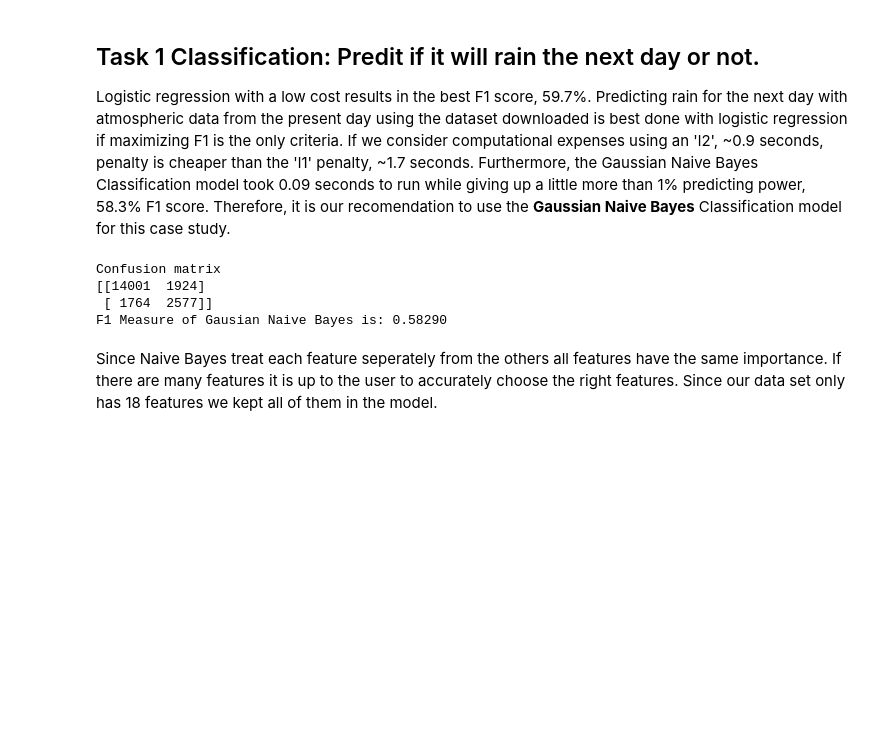
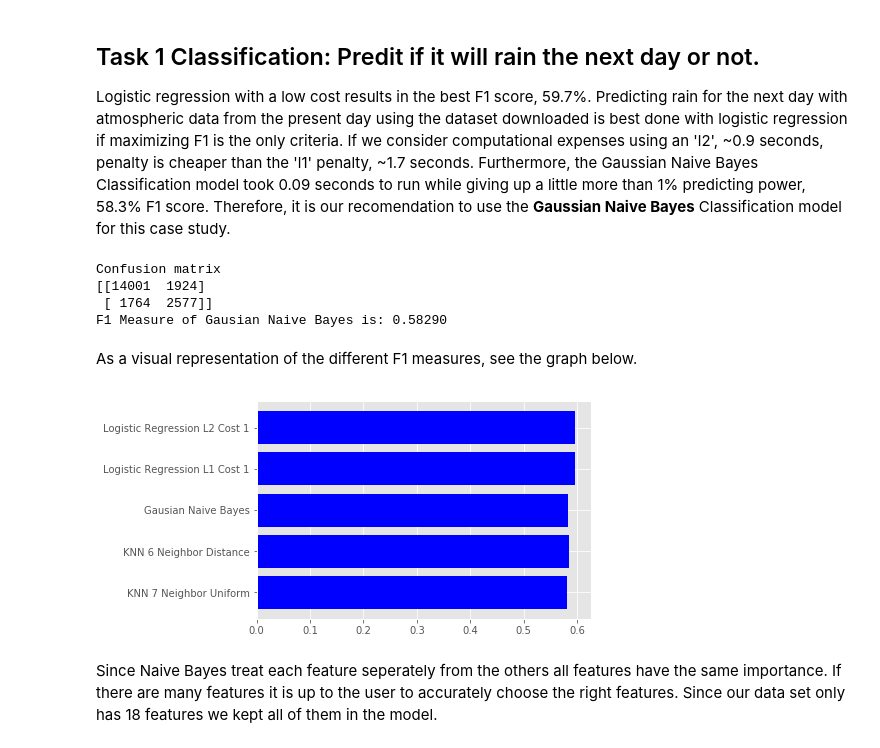
Before and after one commit to jpafford/Data_Mining_7331, a Jupyter notebook: Lab Two Classification.ipynb, the cells around one changed output. Saved outputs shown, nothing was run; the diff lists cells and outputs as text; code cells hidden in the pictures; blank space fills up the shorter version.

Commit message:
Update Lab Two Classification.ipynb
added ME4 visual

```diff
--- a/Lab Two Classification.ipynb
+++ b/Lab Two Classification.ipynb
@@ -682,6 +682,23 @@ Confusion matrix
 [[14001  1924]
  [ 1764  2577]]
 F1 Measure of Gausian Naive Bayes is: 0.58290
+# %% [markdown]
+As a visual representation of the different F1 measures, see the graph below.
+# %%
+plt.style.use('ggplot')
+
+x = ['KNN 7 Neighbor Uniform', 'KNN 6 Neighbor Distance', 'Gausian Naive Bayes', 'Logistic Regression L1 Cost 1', 'Logistic Regression L2 Cost 1']
+energy = [0.58146, 0.58549, 0.58320, 0.59699, 0.59699]
+
+x_pos = [i for i, _ in enumerate(x)]
+
+plt.barh(x_pos, energy, color='blue')
+
+plt.yticks(x_pos, x)
+
+plt.show()
+# %% [output]
+[figure, added]
 # %% [markdown]
 Since Naive Bayes treat each feature seperately from the others all features have the same importance.  If there are many features it is up to the user to accurately choose the right features.  Since our data set only has 18 features we kept all of them in the model.
 # %% [markdown]
```
